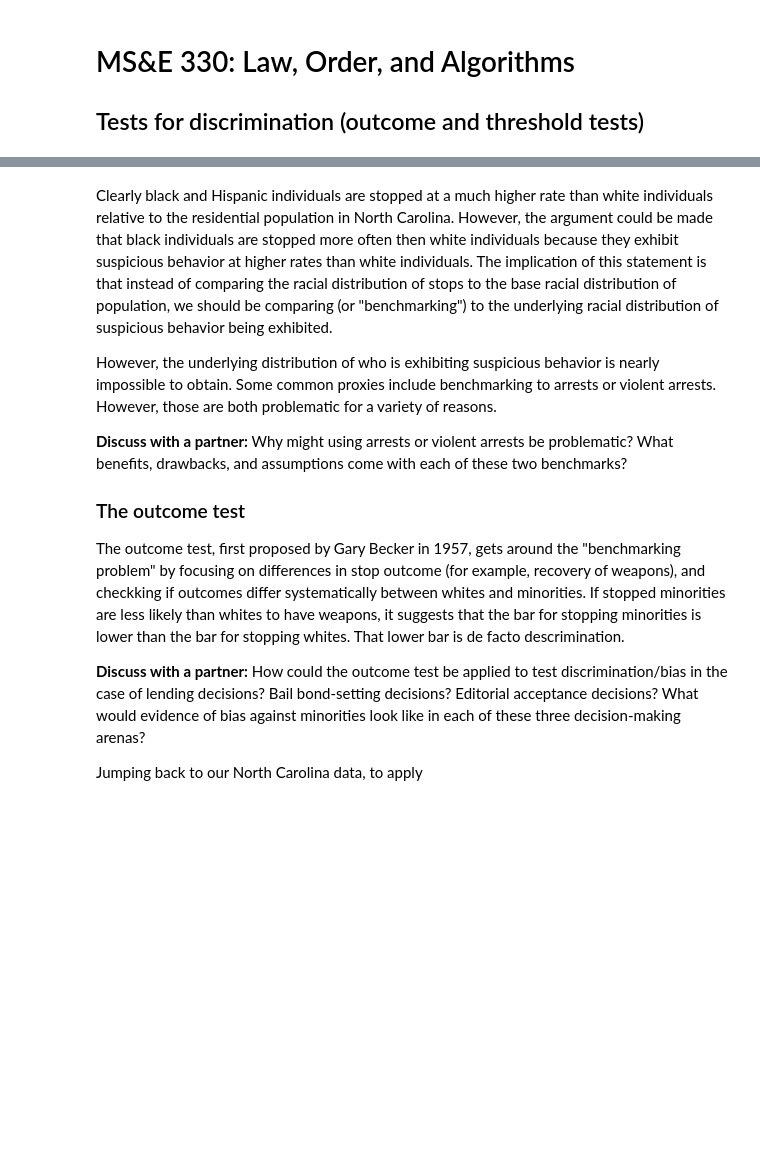
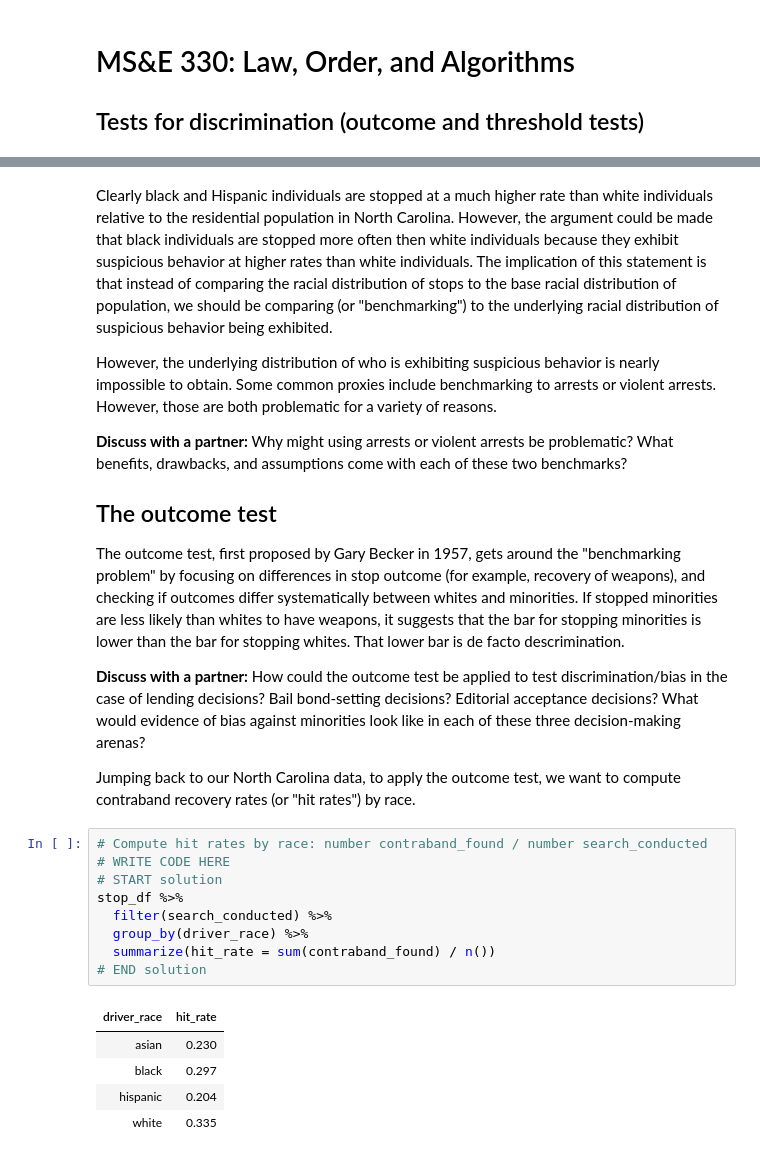
Before and after one commit to stanford-policylab/law-order-algo, a Jupyter notebook: notebooks/discrimination_tests-answers.ipynb, the cells around one changed output, grey strips where cells are left out. Drawn from its saved outputs; the diff is of its cells as text; blank space fills up the shorter version.

```diff
--- a/notebooks/discrimination_tests-answers.ipynb
+++ b/notebooks/discrimination_tests-answers.ipynb
@@ -88,10 +88,25 @@ or violent arrests. However, those are both problematic for a variety of reasons
 
 **Discuss with a partner:** Why might using arrests or violent arrests be problematic? What benefits, drawbacks, and assumptions come with each of these two benchmarks?
 
-### The outcome test
+## The outcome test
 
-The outcome test, first proposed by Gary Becker in 1957, gets around the "benchmarking problem" by focusing on differences in stop outcome (for example, recovery of weapons), and checkking if outcomes differ systematically between whites and minorities. If stopped minorities are less likely than whites to have weapons, it suggests that the bar for stopping minorities is lower than the bar for stopping whites. That lower bar is de facto descrimination.
+The outcome test, first proposed by Gary Becker in 1957, gets around the "benchmarking problem" by focusing on differences in stop outcome (for example, recovery of weapons), and checking if outcomes differ systematically between whites and minorities. If stopped minorities are less likely than whites to have weapons, it suggests that the bar for stopping minorities is lower than the bar for stopping whites. That lower bar is de facto descrimination.
 
 **Discuss with a partner:** How could the outcome test be applied to test discrimination/bias in the case of lending decisions? Bail bond-setting decisions? Editorial acceptance decisions? What would evidence of bias against minorities look like in each of these three decision-making arenas?
 
-Jumping back to our North Carolina data, to apply
+Jumping back to our North Carolina data, to apply the outcome test, we want to compute contraband recovery rates (or "hit rates") by race.
+# %%
+# Compute hit rates by race: number contraband_found / number search_conducted
+# WRITE CODE HERE
+# START solution
+stop_df %>%
+  filter(search_conducted) %>%
+  group_by(driver_race) %>%
+  summarize(hit_rate = sum(contraband_found) / n())
+# END solution
+# %% [output]
+| driver_race | hit_rate |
+| asian | 0.230 |
+| black | 0.297 |
+| hispanic | 0.204 |
+| white | 0.335 |
```
Also changed, not shown: parts of 18 cells of this notebook.
